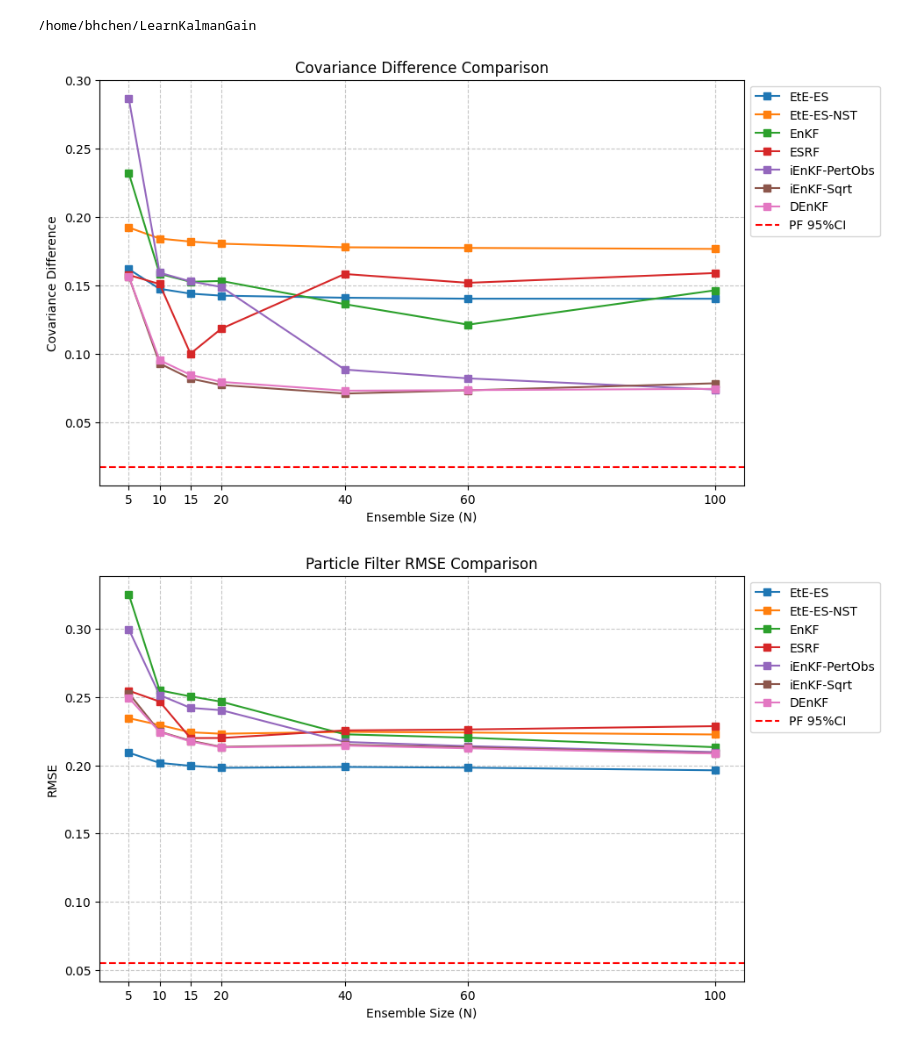
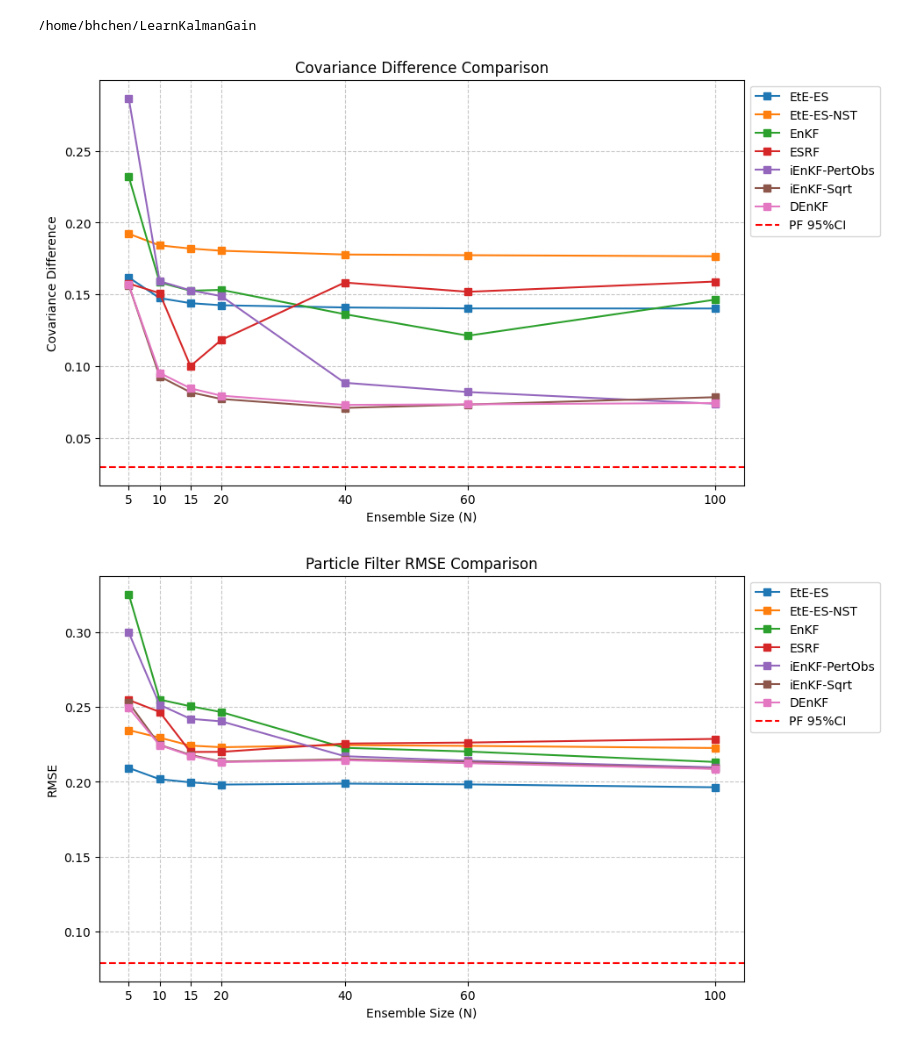
Before and after one commit to wispcarey/Proper-Scoring-Ensemble-Filter, a Jupyter notebook: test_notebooks/Rossler_results.ipynb, the cells around one changed output. Cells and saved outputs as stored; diff of their text form; code cells hidden in the pictures.

```diff
--- a/test_notebooks/Rossler_results.ipynb
+++ b/test_notebooks/Rossler_results.ipynb
@@ -14,8 +14,8 @@ import matplotlib.pyplot as plt
 from mpl_toolkits.axes_grid1.inset_locator import mark_inset
 
 # --- [DATA LOADING AND PREPARATION - UNCHANGED] ---
-PF_Cov_Diff_95CI = 0.0174
-PF_RMSE_95CI = 0.0551
+PF_Cov_Diff_95CI = 0.0299
+PF_RMSE_95CI = 0.0789
 ensemble_sizes = [5, 10, 15, 20, 40, 60, 100]
 
 data_folders = [
@@ -94,35 +94,35 @@ for key in results.keys():
     ax2.plot(ensemble_sizes, results[key]['pf_rmse'], marker='s', label=key)
 ax2.axhline(y=PF_RMSE_95CI, color='r', linestyle='--', label='PF 95%CI')
 ax2.set_title('Particle Filter RMSE Comparison')
 ax2.set_xlabel('Ensemble Size (N)')
 ax2.set_ylabel('RMSE')
 ax2.set_xticks(ensemble_sizes)
 ax2.grid(True, linestyle='--', alpha=0.7)
 
 # Place legend outside the plot area to the upper right
 ax2.legend(loc='upper left', bbox_to_anchor=(1, 1))
 # Adjust subplot to prevent legend from being cut off
 fig2.subplots_adjust(right=0.65)
 
 
 # --- Inset for Figure 2 ---
 # axins = ax2.inset_axes([0.45, 0.4, 0.5, 0.5])
 # for key in results.keys():
 #     axins.plot(ensemble_sizes, results[key]['pf_rmse'], marker='s')
 # axins.axhline(y=PF_RMSE_95CI, color='r', linestyle='--')
 
 # x1, x2, y1, y2 = 0, 22, 0.5, 0.6
 # axins.set_xlim(x1, x2)
 # axins.set_ylim(y1, y2)
 # axins.grid(True, linestyle='--', alpha=0.6)
 # mark_inset(ax2, axins, loc1=2, loc2=4, fc="none", ec="0.5")
 
 
 # Show both plots
 plt.show()
 # %% [output]
-[figure, old version]
+[figure, new version]
-[figure, old version]
+[figure, new version]
 # %%
 import os
 import torch
```
Also changed, not shown: parts of 1 cell of this notebook, 3 other files.
